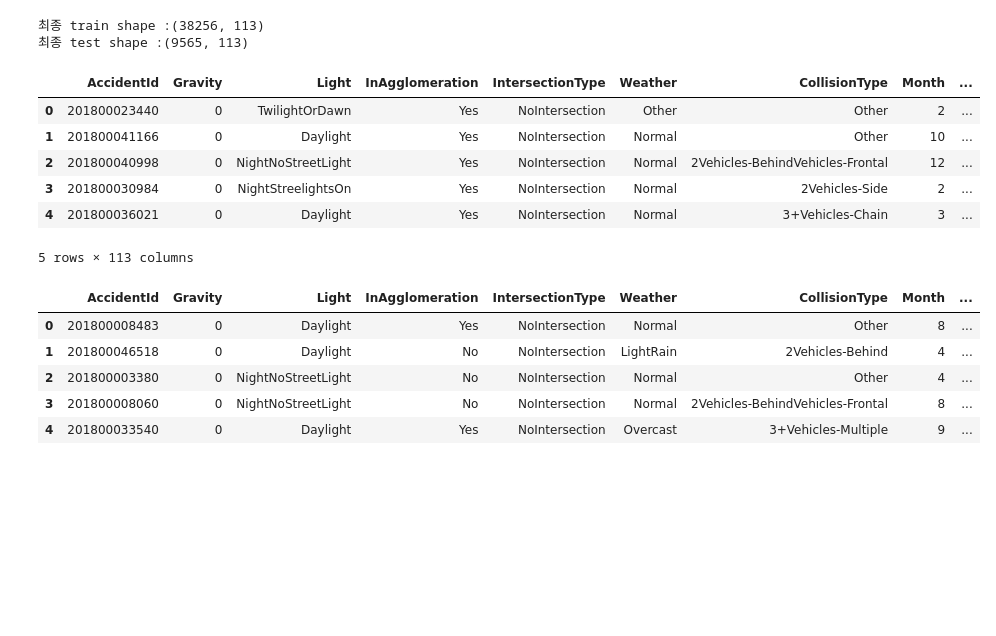
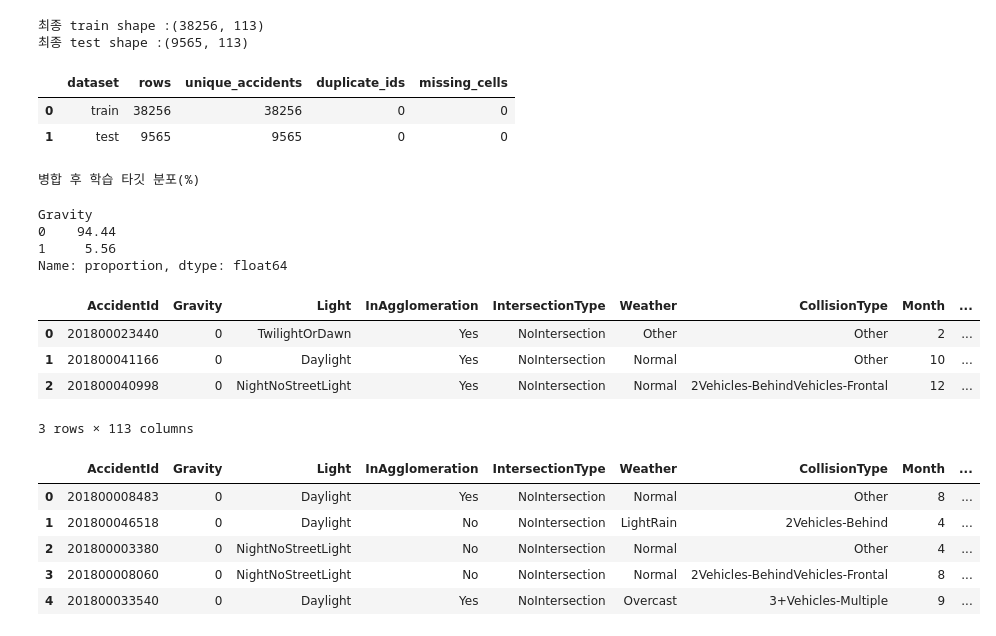
Before and after one commit to songNene/portfolio, a Jupyter notebook: RoadSense/03_RoadSense_Feature_Engineering.ipynb, the cells around one changed output. Cells and saved outputs as stored; diff of their text form; code cells hidden in the pictures; blank space fills up the shorter version.

```diff
--- a/RoadSense/03_RoadSense_Feature_Engineering.ipynb
+++ b/RoadSense/03_RoadSense_Feature_Engineering.ipynb
@@ -153,19 +153,19 @@ vehicle_count = (
 )
 
 
-# 4. Category 원-핫 → 사고별 차량 유형 수
+# 4. 사고별 차량 유형 포함 여부: 포함되면 1, 아니면 0
 category_ohe = pd.get_dummies(
-    users_train['Category'],
+    users_test['Category'],
     prefix='Category',
     dtype=int
 )
 
-category_ohe['AccidentId'] = users_train['AccidentId'].values
+category_ohe['AccidentId'] = users_test['AccidentId'].values
 
 category_count = (
     category_ohe
     .groupby('AccidentId')
-    .sum()
+    .max()
 )
 
 
@@ -189,7 +189,7 @@ gender_count = gender_count[
 ]
 
 
-# 6. TripReason 원-핫 → 사고별 목적 유형 수
+# 6. TripReason 원-핫 사고별 목적 유형 수
 trip_ohe = pd.get_dummies(
     users_train['TripReason'],
     prefix='TripReason',
@@ -237,17 +237,17 @@ device_used_count = (
 )
 
 
-# 9. is_pedestrian
+# 9. is_pedestrian [제외]
 # 사고에 보행자가 한 명이라도 있으면 1
 pedestrian_flag = (
     users_train
     .groupby('AccidentId')['is_pedestrian']
-    .max()
+    .sum()
     .rename('is_pedestrian')
 )
 
 
-# 10. AgeGroup 원-핫 → 사고별 연령대 구성
+# 10. AgeGroup 원-핫 사고별 연령대 구성
 age_ohe = pd.get_dummies(
     users_train['AgeGroup'],
     prefix='AgeGroup',
@@ -263,8 +263,8 @@ age_count = (
 )
 
 
-# 11. age_missing_count
-# Age_missing_flag → 사고별 결측 인원 수
+# 11. 사고별 연령 결측 인원 수
+# Age_missing_flag 사고별 결측 인원 수
 age_missing_count = (
     users_train
     .groupby('AccidentId')['Age_missing_flag']
@@ -583,47 +587,78 @@ True
 # merge
 train = accidents_train.merge(places_train,
                               on='AccidentId',
-                              how='left')
+                              how='left',
+                              validate='one_to_one')
 
 test = accidents_test.merge(places_test,
                             on='AccidentId',
-                            how='left')
+                            how='left',
+                              validate='one_to_one')
 # %% [markdown]
 ### +users
 # %%
 train = train.merge(users_train_new,
                     on='AccidentId',
-                    how='left')
+                    how='left',
+                              validate='one_to_one')
 
 test = test.merge(users_test_new,
                   on='AccidentId',
-                  how='left')
+                  how='left',
+                              validate='one_to_one')
 # %% [markdown]
 ### +vehicles
 # %%
 train = train.merge(vehicles_train_new,
                     on='AccidentId',
-                    how='left')
+                    how='left',
+                              validate='one_to_one')
 
 test = test.merge(vehicles_test_new,
                   on='AccidentId',
-                  how='left')
+                  how='left',
+                              validate='one_to_one')
 # %%
 print(f'최종 train shape :{train.shape}')
 print(f'최종 test shape :{test.shape}')
 # %% [output]
 최종 train shape :(38256, 113)
 최종 test shape :(9565, 113)
+# %%
+# 병합 후 데이터 품질 진단
+merge_audit = pd.DataFrame({
+    'dataset': ['train', 'test'],
+    'rows': [len(train), len(test)],
+    'unique_accidents': [train['AccidentId'].nunique(), test['AccidentId'].nunique()],
+    'duplicate_ids': [train['AccidentId'].duplicated().sum(), test['AccidentId'].duplicated().sum()],
+    'missing_cells': [train.isna().sum().sum(), test.isna().sum().sum()],
+})
+display(merge_audit)
+
+assert train['AccidentId'].is_unique
+assert test['AccidentId'].is_unique
+assert len(train) == train['AccidentId'].nunique()
+assert len(test) == test['AccidentId'].nunique()
+
+print('병합 후 학습 타깃 분포(%)')
+display((train['Gravity'].value_counts(normalize=True).sort_index() * 100).round(2))
+# %% [output]
+|  | dataset | rows | unique_accidents | duplicate_ids | missing_cells |
+| 0 | train | 38256 | 38256 | 0 | 0 |
+| 1 | test | 9565 | 9565 | 0 | 0 |
+병합 후 학습 타깃 분포(%)
+Gravity
+0    94.44
+1     5.56
+Name: proportion, dtype: float64
 # %%
-train.head()
+train.head(3)
 # %% [output]
 |  | AccidentId | Gravity | Light | InAgglomeration | IntersectionType | Weather | CollisionType | Month | ... |
 | 0 | 201800023440 | 0 | TwilightOrDawn | Yes | NoIntersection | Other | Other | 2 | ... |
 | 1 | 201800041166 | 0 | Daylight | Yes | NoIntersection | Normal | Other | 10 | ... |
 | 2 | 201800040998 | 0 | NightNoStreetLight | Yes | NoIntersection | Normal | 2Vehicles-BehindVehicles-Frontal | 12 | ... |
-| 3 | 201800030984 | 0 | NightStreelightsOn | Yes | NoIntersection | Normal | 2Vehicles-Side | 2 | ... |
-| 4 | 201800036021 | 0 | Daylight | Yes | NoIntersection | Normal | 3+Vehicles-Chain | 3 | ... |
-5 rows × 113 columns
+3 rows × 113 columns
 # %%
 test.head()
 # %% [output]
```
Also changed, not shown: parts of 14 cells of this notebook, 3 other files.
